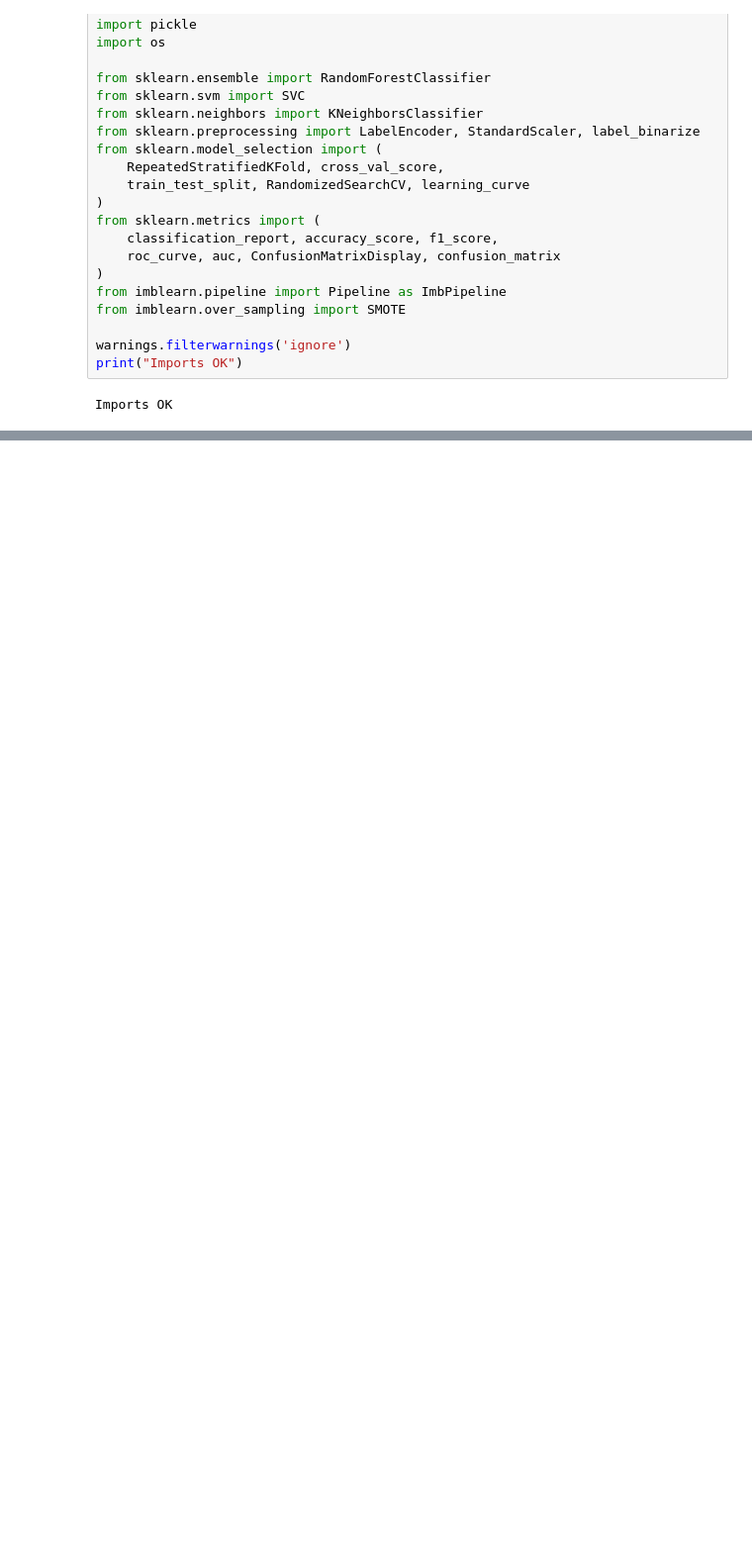
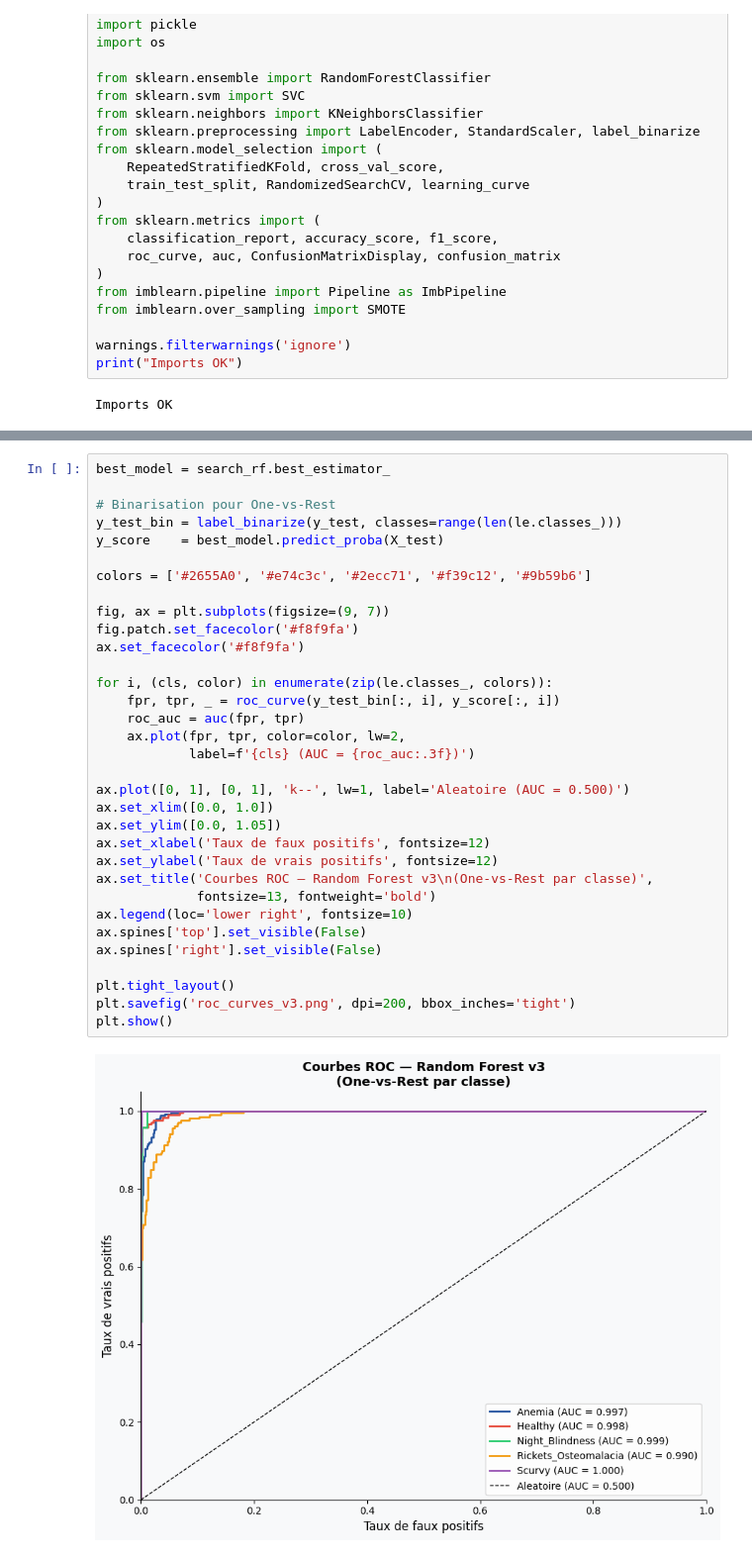
Before and after one commit to serdarvarl/projet_vitamin_IA, a Jupyter notebook: notebooks/modeles_IA_v3.ipynb, the cells around one changed output, grey strips where cells are left out. Shown at 99% size. Drawn from its saved outputs; the diff is of its cells as text; blank space fills up the shorter version.

```diff
--- a/notebooks/modeles_IA_v3.ipynb
+++ b/notebooks/modeles_IA_v3.ipynb
@@ -97,0 +323,35 @@ Colonnes :
+# %%
+best_model = search_rf.best_estimator_
+
+# Binarisation pour One-vs-Rest
+y_test_bin = label_binarize(y_test, classes=range(len(le.classes_)))
+y_score    = best_model.predict_proba(X_test)
+
+colors = ['#2655A0', '#e74c3c', '#2ecc71', '#f39c12', '#9b59b6']
+
+fig, ax = plt.subplots(figsize=(9, 7))
+fig.patch.set_facecolor('#f8f9fa')
+ax.set_facecolor('#f8f9fa')
+
+for i, (cls, color) in enumerate(zip(le.classes_, colors)):
+    fpr, tpr, _ = roc_curve(y_test_bin[:, i], y_score[:, i])
+    roc_auc = auc(fpr, tpr)
+    ax.plot(fpr, tpr, color=color, lw=2,
+            label=f'{cls} (AUC = {roc_auc:.3f})')
+
+ax.plot([0, 1], [0, 1], 'k--', lw=1, label='Aleatoire (AUC = 0.500)')
+ax.set_xlim([0.0, 1.0])
+ax.set_ylim([0.0, 1.05])
+ax.set_xlabel('Taux de faux positifs', fontsize=12)
+ax.set_ylabel('Taux de vrais positifs', fontsize=12)
+ax.set_title('Courbes ROC — Random Forest v3\n(One-vs-Rest par classe)',
+             fontsize=13, fontweight='bold')
+ax.legend(loc='lower right', fontsize=10)
+ax.spines['top'].set_visible(False)
+ax.spines['right'].set_visible(False)
+
+plt.tight_layout()
+plt.savefig('roc_curves_v3.png', dpi=200, bbox_inches='tight')
+plt.show()
+# %% [output]
+[figure, added]
```
Also changed, not shown: parts of 12 cells of this notebook, 3 other files.
